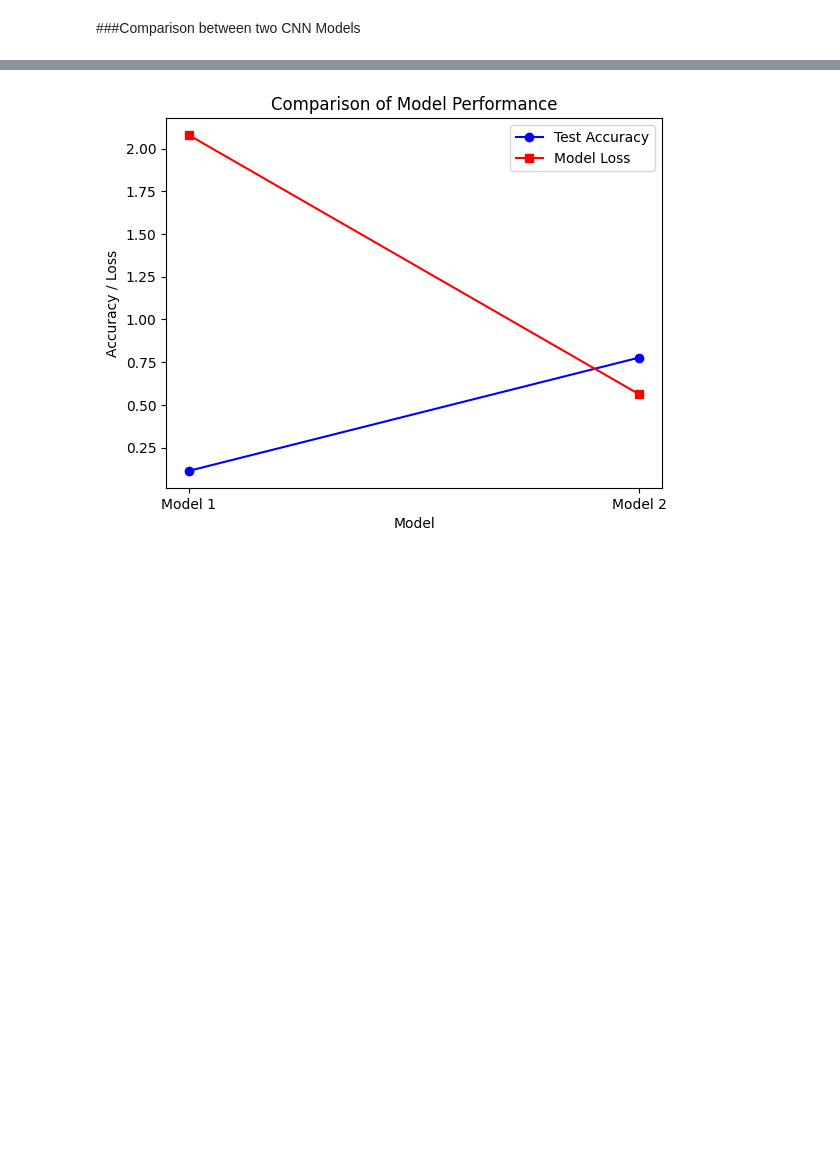
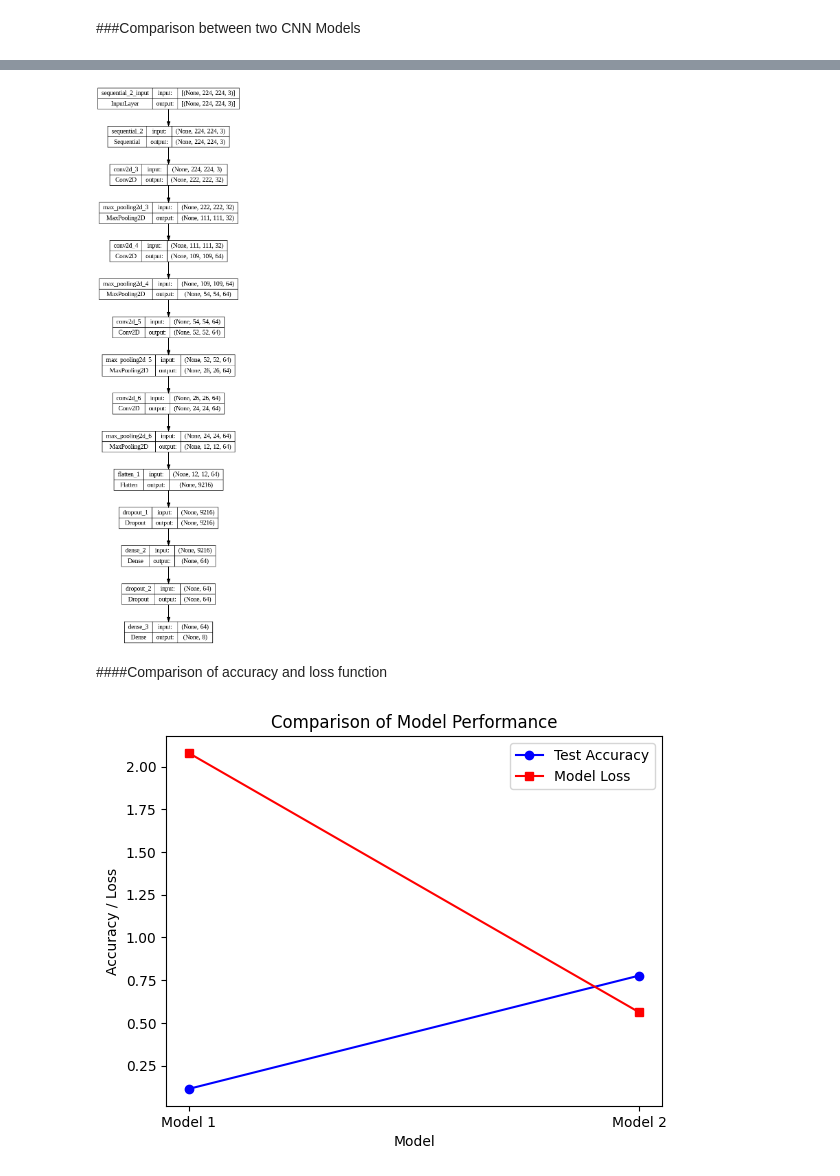
Before and after one commit to mayukhathumiki876/Maongo-Leaf-Disease-Image-Classification, a Jupyter notebook: Main_Project.ipynb, the cells around one changed output, grey strips where cells are left out. Drawn from its saved outputs; the diff is of its cells as text; code cells hidden in the pictures; blank space fills up the shorter version.

```diff
--- a/Main_Project.ipynb
+++ b/Main_Project.ipynb
@@ -518,3 +531,9 @@ Model loss: 0.4672270119190216
+# %%
+plot_model(my_model, to_file='my_model.png', show_shapes=True, show_layer_names=True)
+# %% [output]
+[figure, added]
+# %% [markdown]
+####Comparison of accuracy and loss function
 # %%
 import matplotlib.pyplot as plt
 
```
Also changed, not shown: parts of 50 cells of this notebook.
